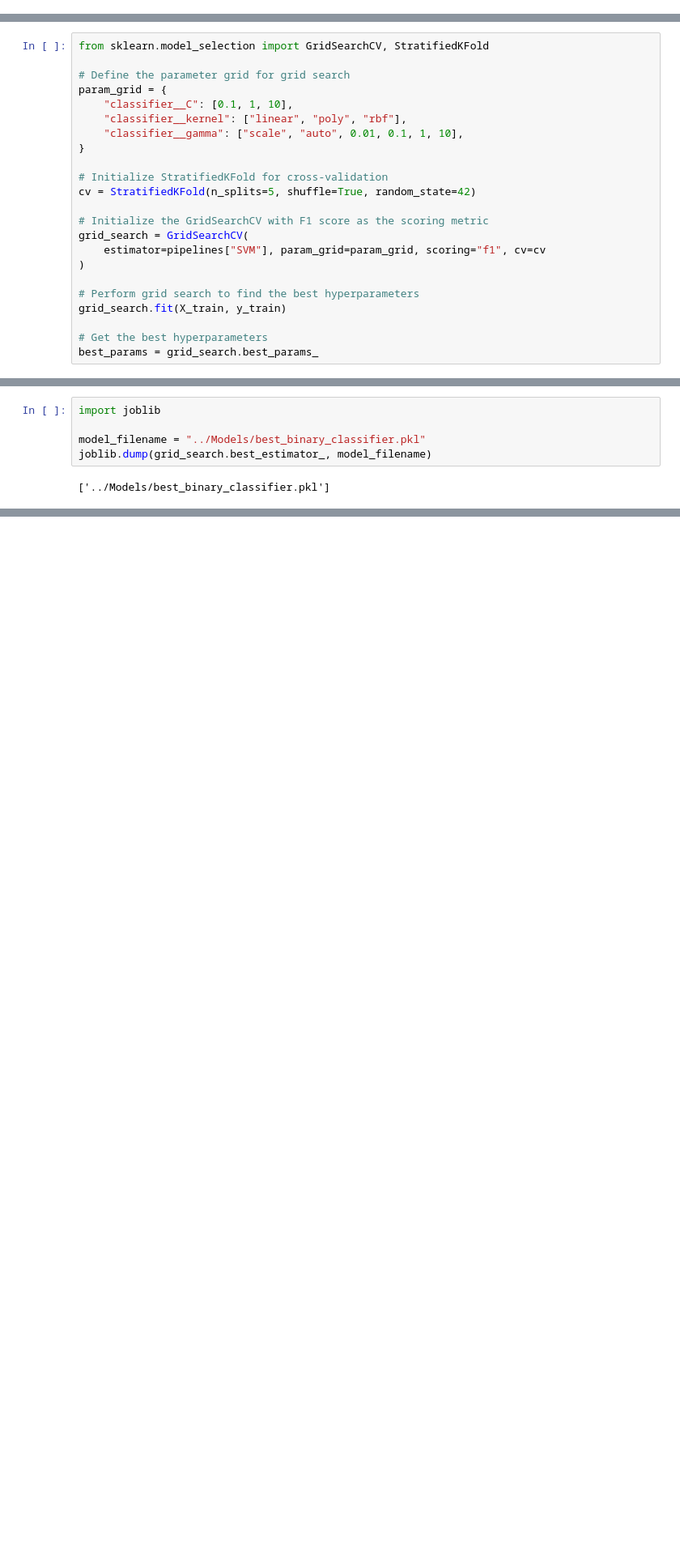
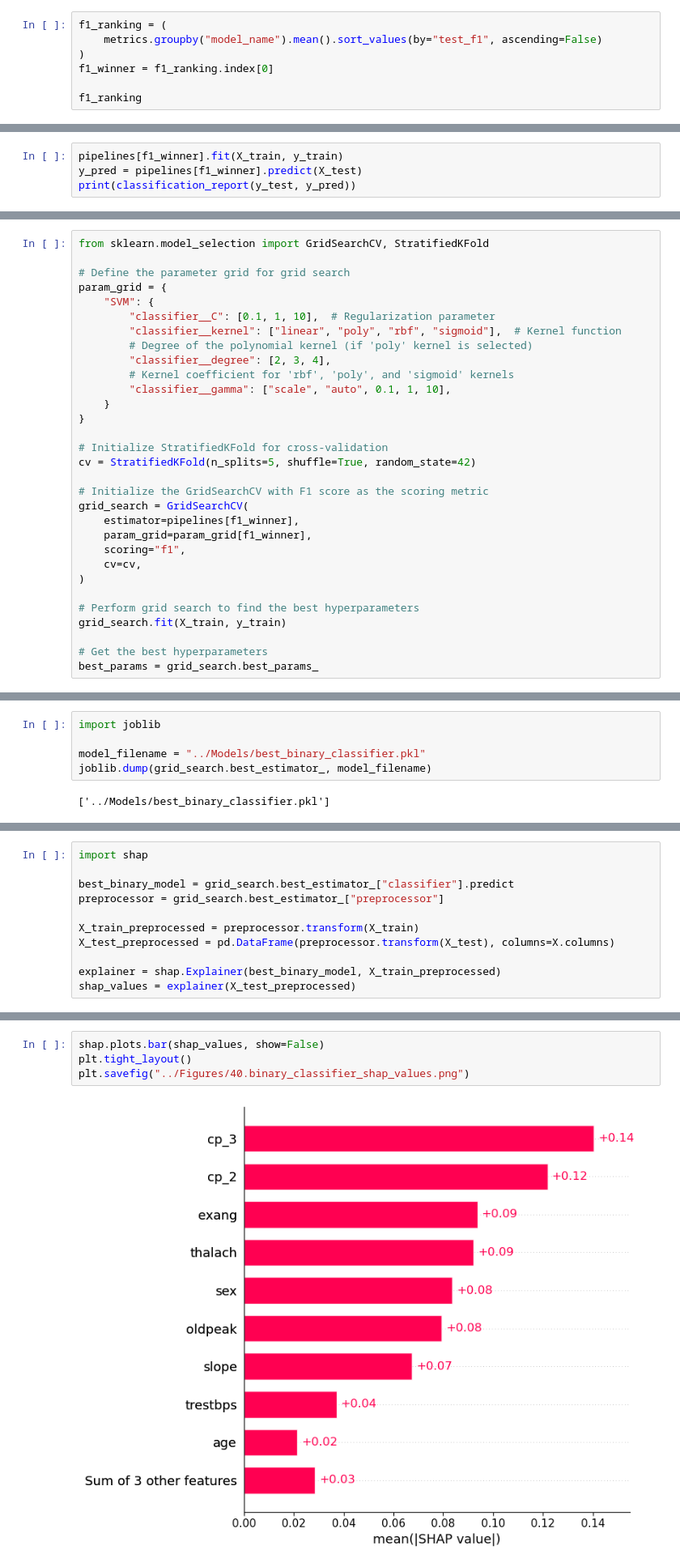
Before and after one commit to JPonsa/UCI_Heart_Disease, a Jupyter notebook: Notebooks/40 - Binnary Classifier - Model Selection.ipynb, the cells around one changed output, grey strips where cells are left out. Shown at 81% size. Drawn from its saved outputs; the diff is of its cells as text; blank space fills up the shorter version.

Commit message:
Binary ML CV ranking and SHAP values

```diff
--- a/Notebooks/40 - Binnary Classifier - Model Selection.ipynb
+++ b/Notebooks/40 - Binnary Classifier - Model Selection.ipynb
@@ -183,0 +171,7 @@ fig.savefig("../Figures/40.binary_classifier_model_selection.png")
+# %%
+f1_ranking = (
+    metrics.groupby("model_name").mean().sort_values(by="test_f1", ascending=False)
+)
+f1_winner = f1_ranking.index[0]
+
+f1_ranking
@@ -183,0 +191,4 @@ fig.savefig("../Figures/40.binary_classifier_model_selection.png")
+# %%
+pipelines[f1_winner].fit(X_train, y_train)
+y_pred = pipelines[f1_winner].predict(X_test)
+print(classification_report(y_test, y_pred))
@@ -188,9 +208,14 @@ from sklearn.model_selection import GridSearchCV, StratifiedKFold
 
 # Define the parameter grid for grid search
 param_grid = {
-    "classifier__C": [0.1, 1, 10],
-    "classifier__kernel": ["linear", "poly", "rbf"],
-    "classifier__gamma": ["scale", "auto", 0.01, 0.1, 1, 10],
+    "SVM": {
+        "classifier__C": [0.1, 1, 10],  # Regularization parameter
+        "classifier__kernel": ["linear", "poly", "rbf", "sigmoid"],  # Kernel function
+        # Degree of the polynomial kernel (if 'poly' kernel is selected)
+        "classifier__degree": [2, 3, 4],
+        # Kernel coefficient for 'rbf', 'poly', and 'sigmoid' kernels
+        "classifier__gamma": ["scale", "auto", 0.1, 1, 10],
+    }
 }
 
 # Initialize StratifiedKFold for cross-validation
@@ -198,7 +223,10 @@ cv = StratifiedKFold(n_splits=5, shuffle=True, random_state=42)
 
 # Initialize the GridSearchCV with F1 score as the scoring metric
 grid_search = GridSearchCV(
-    estimator=pipelines["SVM"], param_grid=param_grid, scoring="f1", cv=cv
+    estimator=pipelines[f1_winner],
+    param_grid=param_grid[f1_winner],
+    scoring="f1",
+    cv=cv,
 )
 
 # Perform grid search to find the best hyperparameters
@@ -235,0 +260,11 @@ joblib.dump(grid_search.best_estimator_, model_filename)
+# %%
+import shap
+
+best_binary_model = grid_search.best_estimator_["classifier"].predict
+preprocessor = grid_search.best_estimator_["preprocessor"]
+
+X_train_preprocessed = preprocessor.transform(X_train)
+X_test_preprocessed = pd.DataFrame(preprocessor.transform(X_test), columns=X.columns)
+
+explainer = shap.Explainer(best_binary_model, X_train_preprocessed)
+shap_values = explainer(X_test_preprocessed)
@@ -235,0 +273,6 @@ joblib.dump(grid_search.best_estimator_, model_filename)
+# %%
+shap.plots.bar(shap_values, show=False)
+plt.tight_layout()
+plt.savefig("../Figures/40.binary_classifier_shap_values.png")
+# %% [output]
+[figure, added]
```
Also changed, not shown: parts of 8 cells of this notebook, 4 other files.
